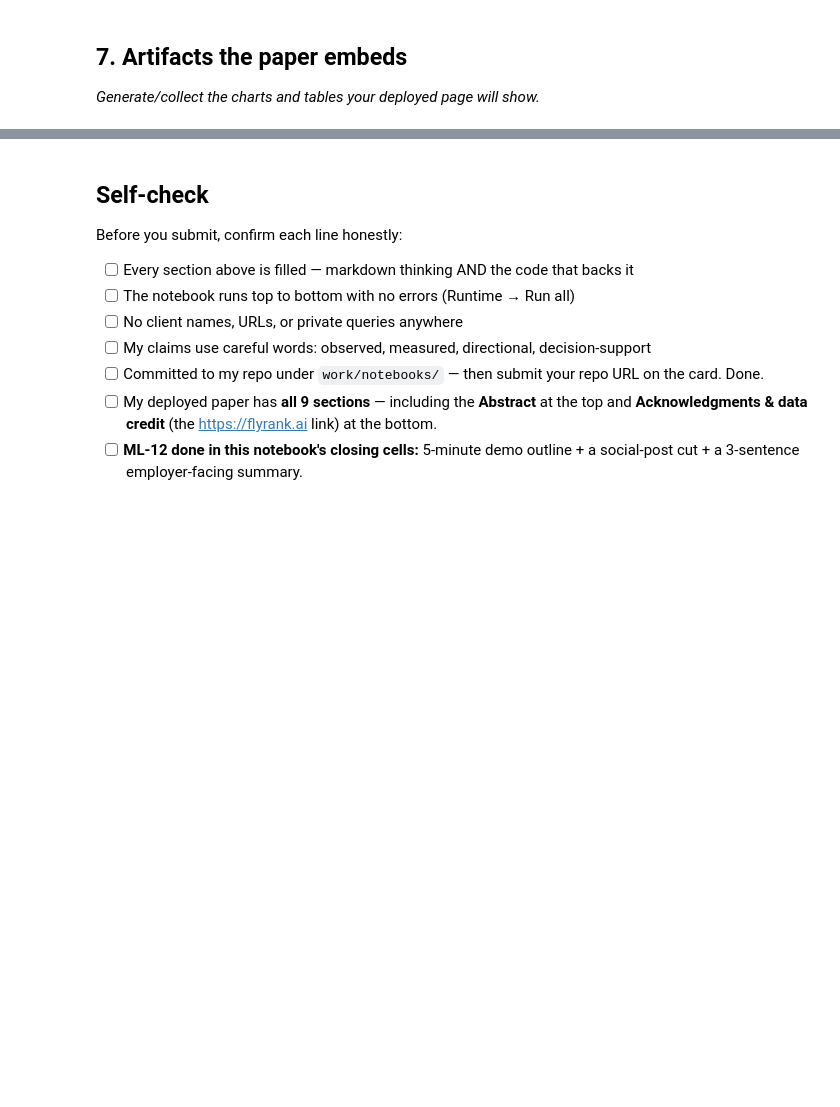
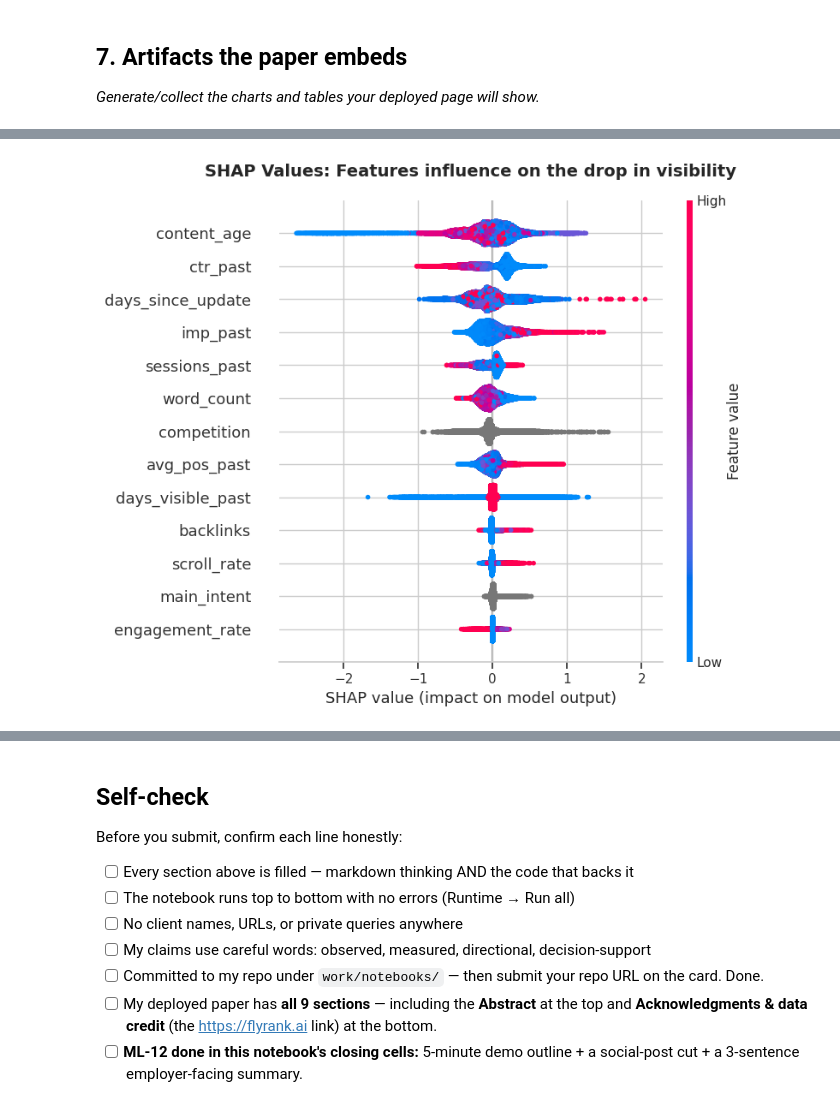
Before and after one commit to oliwialosko/ML_Assignment1, a Jupyter notebook: work/notebooks/capstone.ipynb, the cells around one changed output, grey strips where cells are left out. Drawn from its saved outputs; the diff is of its cells as text; code cells hidden in the pictures; blank space fills up the shorter version.

```diff
--- a/work/notebooks/capstone.ipynb
+++ b/work/notebooks/capstone.ipynb
@@ -36,0 +544,13 @@ This skeleton is yours to fill. Work the sections **in order** — each one has
+# %%
+#Figure 3: SHAP
+explainer = shap.TreeExplainer(best_model)
+shap_values = explainer.shap_values(df2[test_mask][features])
+
+plt.figure(figsize=(10, 6))
+shap.summary_plot(shap_values, df2[test_mask][features], show=False)
+plt.title('SHAP Values: Features influence on the drop in visibility', fontsize=14, pad=20, fontweight='bold')
+plt.tight_layout()
+plt.savefig('fig_3_shap_summary.png', dpi=300)
+plt.show()
+# %% [output]
+[figure, added]
```
Also changed, not shown: parts of 23 cells of this notebook.
